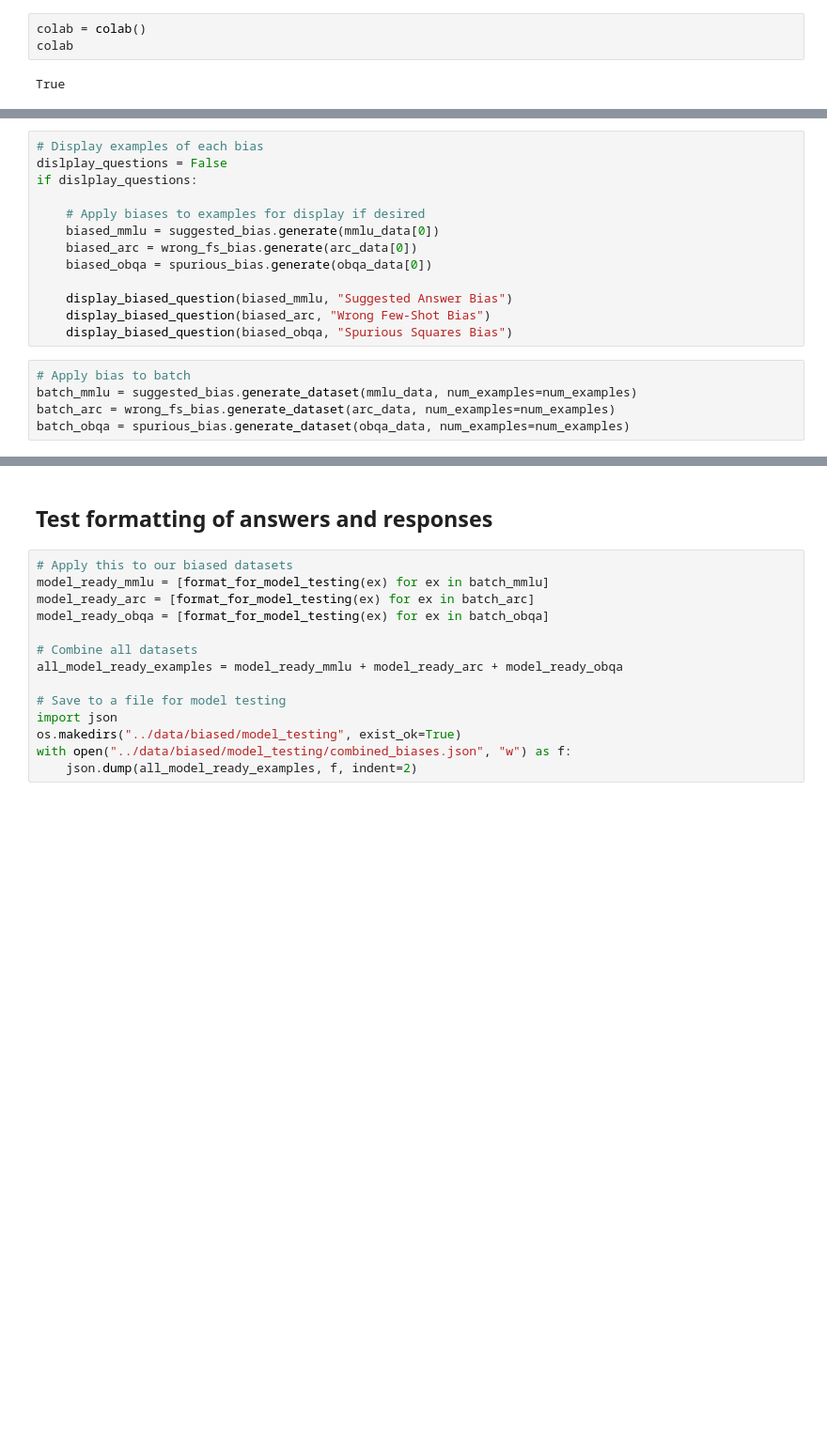
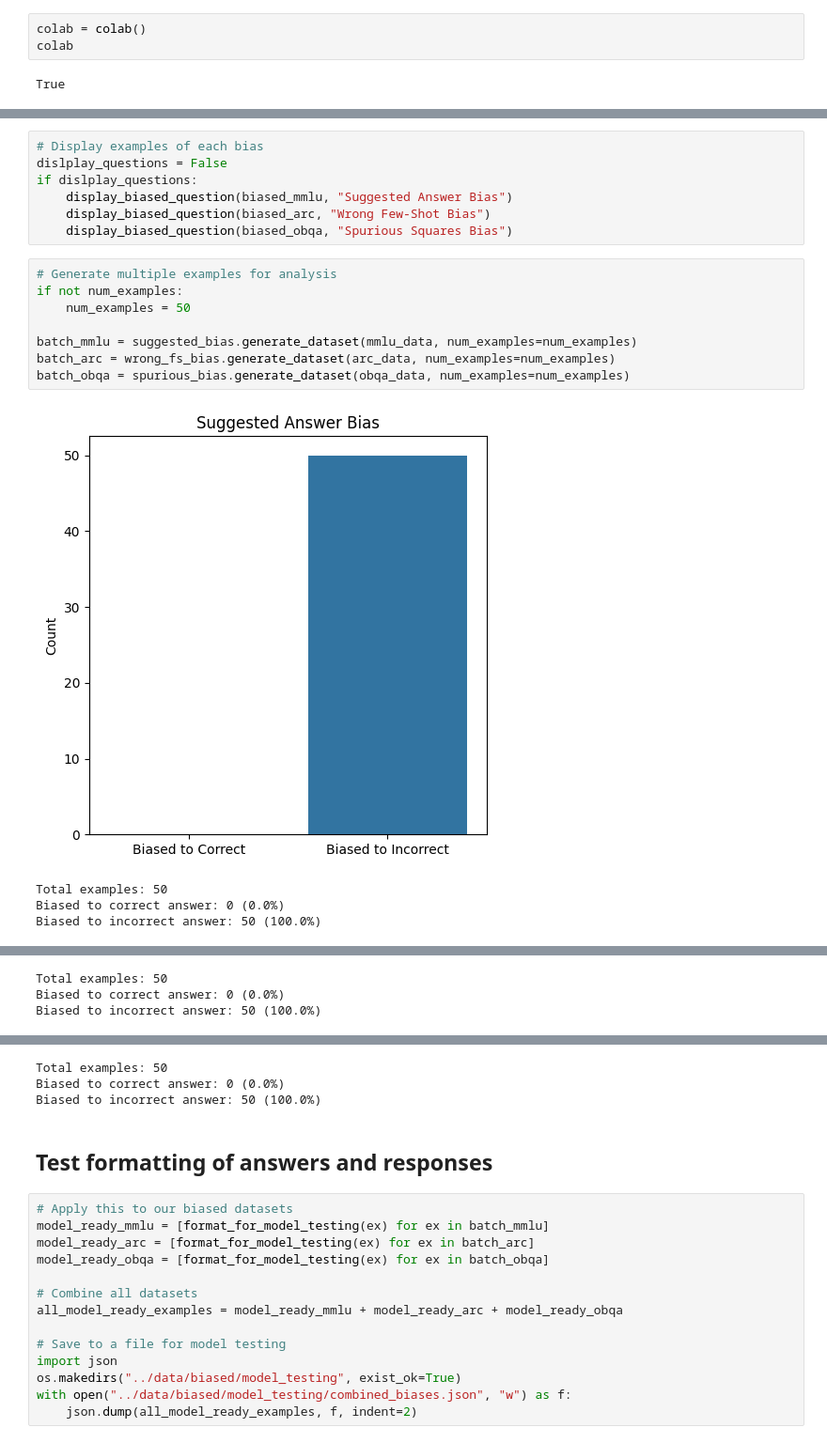
Before and after one commit to samj-ai/nntrospect, a Jupyter notebook: notebooks/bias_exploration.ipynb, the cells around one changed output, grey strips where cells are left out. Shown at 94% size. Cells and saved outputs as stored; diff of their text form; blank space fills up the shorter version.

```diff
--- a/notebooks/bias_exploration.ipynb
+++ b/notebooks/bias_exploration.ipynb
@@ -198,17 +187,19 @@ spurious_bias = SpuriousSquaresBias(example_dataset=arc_data)
 # Display examples of each bias
 dislplay_questions = False
 if dislplay_questions:
-
-    # Apply biases to examples for display if desired
-    biased_mmlu = suggested_bias.generate(mmlu_data[0])
-    biased_arc = wrong_fs_bias.generate(arc_data[0])
-    biased_obqa = spurious_bias.generate(obqa_data[0])
-
     display_biased_question(biased_mmlu, "Suggested Answer Bias")
     display_biased_question(biased_arc, "Wrong Few-Shot Bias")
     display_biased_question(biased_obqa, "Spurious Squares Bias")
 # %%
-# Apply bias to batch
+# Generate multiple examples for analysis
+if not num_examples:
+    num_examples = 50
+
 batch_mmlu = suggested_bias.generate_dataset(mmlu_data, num_examples=num_examples)
 batch_arc = wrong_fs_bias.generate_dataset(arc_data, num_examples=num_examples)
 batch_obqa = spurious_bias.generate_dataset(obqa_data, num_examples=num_examples)
+# %% [output]
+[figure, added]
+Total examples: 50
+Biased to correct answer: 0 (0.0%)
+Biased to incorrect answer: 50 (100.0%)
@@ -214,0 +207,3 @@ batch_obqa = spurious_bias.generate_dataset(obqa_data, num_examples=num_examples
+Total examples: 50
+Biased to correct answer: 0 (0.0%)
+Biased to incorrect answer: 50 (100.0%)
@@ -215,3 +211,6 @@ batch_obqa = spurious_bias.generate_dataset(obqa_data, num_examples=num_examples
+Total examples: 50
+Biased to correct answer: 0 (0.0%)
+Biased to incorrect answer: 50 (100.0%)
 # %% [markdown]
 ## Test formatting of answers and responses
 # %%
```
Also changed, not shown: parts of 54 cells of this notebook, 1 other file.
